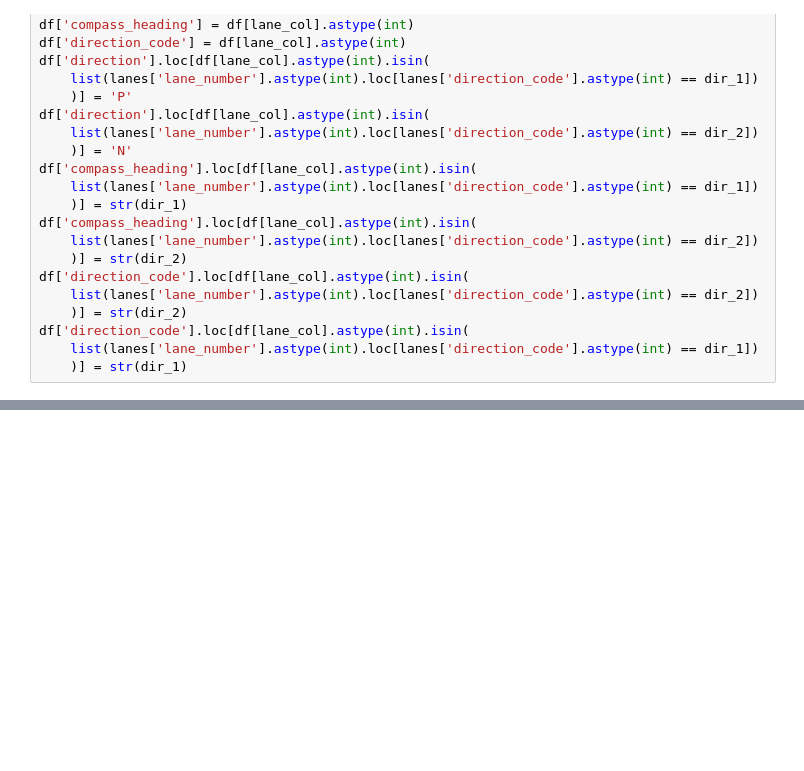
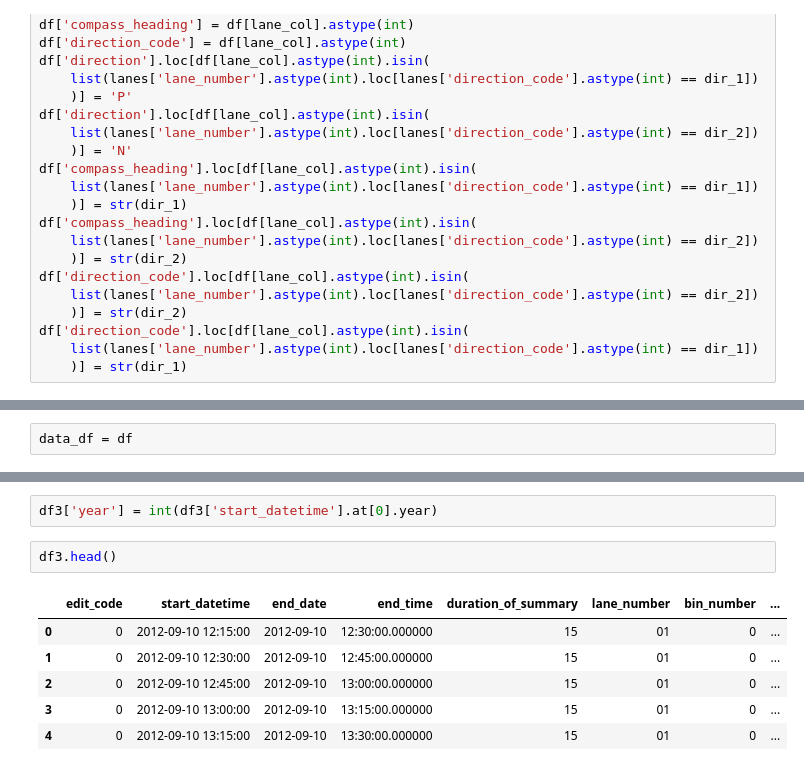
Before and after one commit to brandtosaurus/traffic_electronic_count_ETL, a Jupyter notebook: test.ipynb, the cells around one changed output, grey strips where cells are left out. Cells and saved outputs as stored; diff of their text form; blank space fills up the shorter version.

```diff
--- a/test.ipynb
+++ b/test.ipynb
@@ -326,0 +384,2 @@ Series([], Name: direction_code, dtype: object)
+# %%
+data_df = df
@@ -326,0 +456,11 @@ Series([], Name: direction_code, dtype: object)
+# %%
+df3['year'] = int(df3['start_datetime'].at[0].year)
+# %%
+df3.head()
+# %% [output]
+|  | edit_code | start_datetime | end_date | end_time | duration_of_summary | lane_number | bin_number | ... |
+| 0 | 0 | 2012-09-10 12:15:00 | 2012-09-10 | 12:30:00.000000 | 15 | 01 | 0 | ... |
+| 1 | 0 | 2012-09-10 12:30:00 | 2012-09-10 | 12:45:00.000000 | 15 | 01 | 0 | ... |
+| 2 | 0 | 2012-09-10 12:45:00 | 2012-09-10 | 13:00:00.000000 | 15 | 01 | 0 | ... |
+| 3 | 0 | 2012-09-10 13:00:00 | 2012-09-10 | 13:15:00.000000 | 15 | 01 | 0 | ... |
+| 4 | 0 | 2012-09-10 13:15:00 | 2012-09-10 | 13:30:00.000000 | 15 | 01 | 0 | ... |
```
Also changed, not shown: parts of 30 cells of this notebook, 1 other file.
